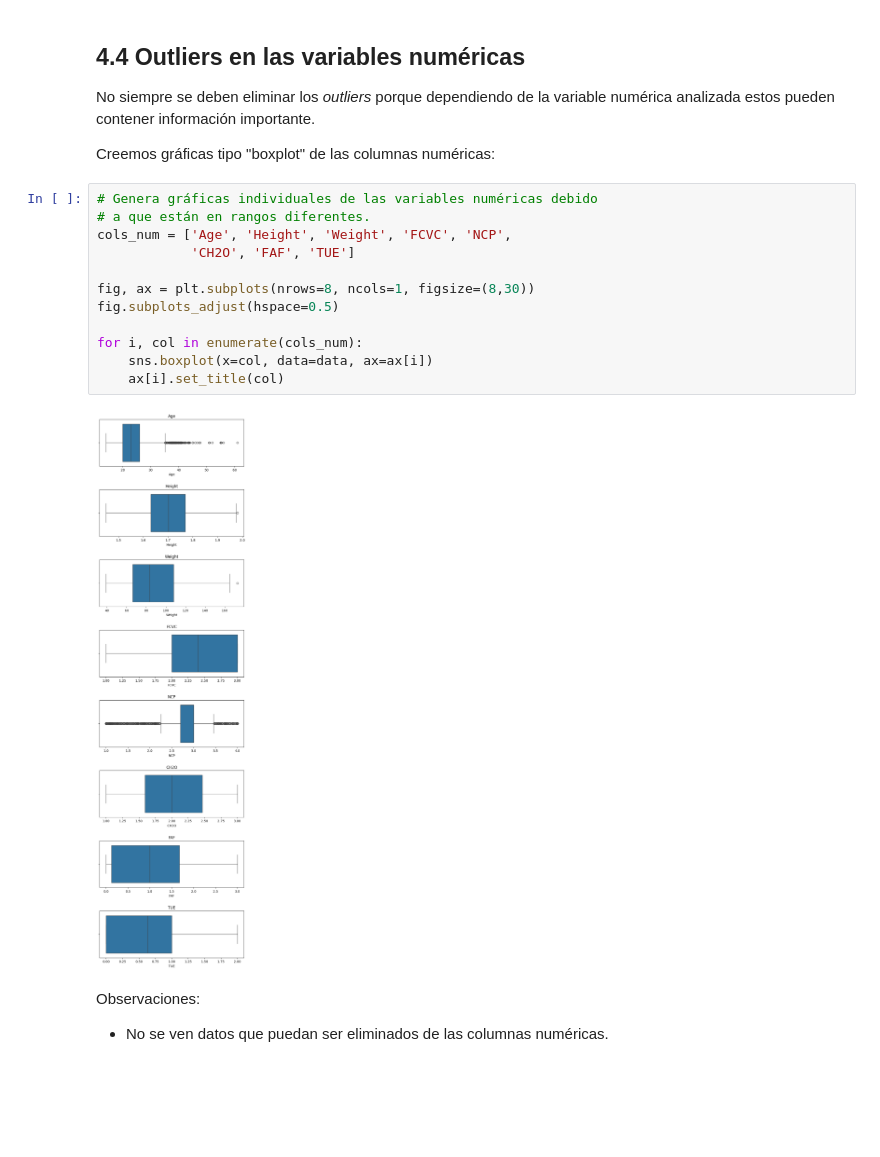
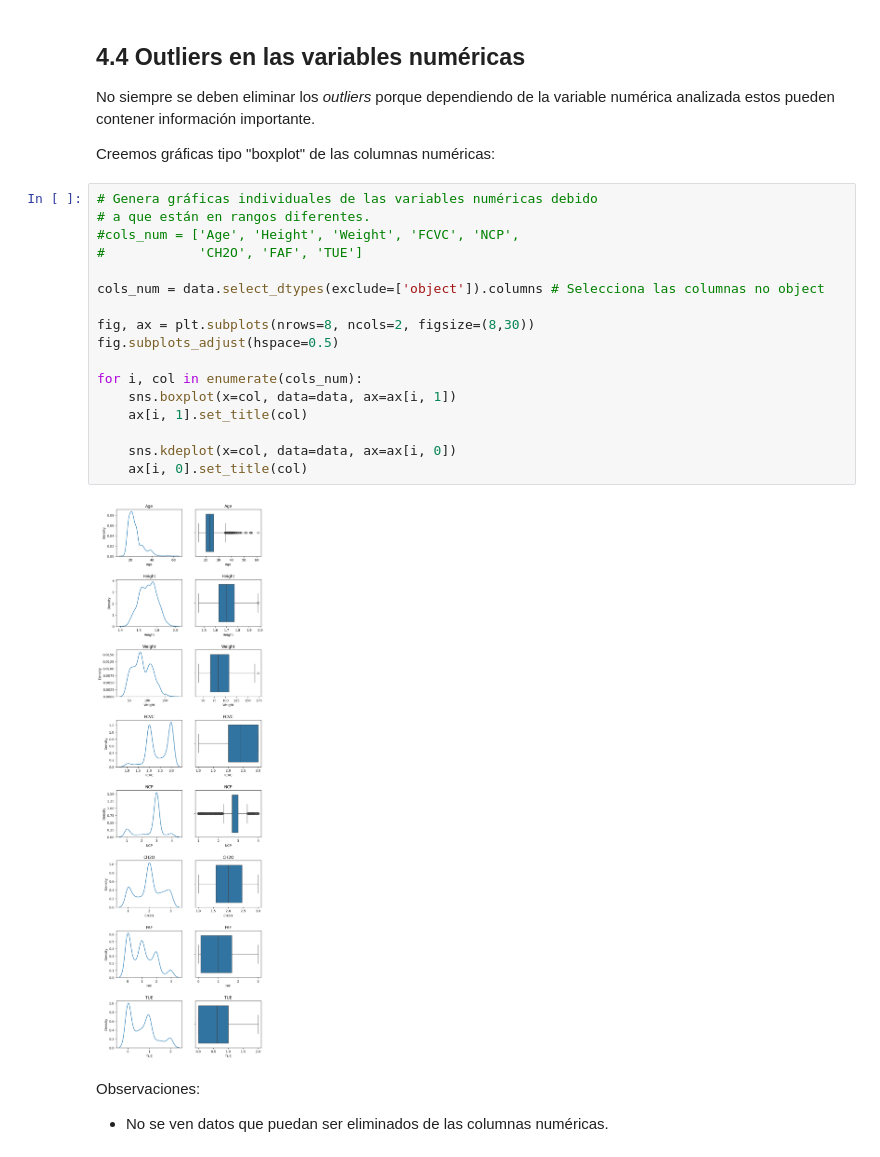
Before and after one commit to JohnReyes02/Talento_tech, a Jupyter notebook: Proyecto/2_Colab/limpieza_de_datos.ipynb, the cells around one changed output. Saved outputs shown, nothing was run; the diff lists cells and outputs as text; blank space fills up the shorter version.

```diff
--- a/Proyecto/2_Colab/limpieza_de_datos.ipynb
+++ b/Proyecto/2_Colab/limpieza_de_datos.ipynb
@@ -186,17 +186,22 @@ Creemos gráficas tipo "boxplot" de las columnas numéricas:
 # %%
 # Genera gráficas individuales de las variables numéricas debido
 # a que están en rangos diferentes.
-cols_num = ['Age', 'Height', 'Weight', 'FCVC', 'NCP',
-            'CH2O', 'FAF', 'TUE']
+#cols_num = ['Age', 'Height', 'Weight', 'FCVC', 'NCP',
+#            'CH2O', 'FAF', 'TUE']
 
-fig, ax = plt.subplots(nrows=8, ncols=1, figsize=(8,30))
+cols_num = data.select_dtypes(exclude=['object']).columns # Selecciona las columnas no object
+
+fig, ax = plt.subplots(nrows=8, ncols=2, figsize=(8,30))
 fig.subplots_adjust(hspace=0.5)
 
 for i, col in enumerate(cols_num):
-    sns.boxplot(x=col, data=data, ax=ax[i])
-    ax[i].set_title(col)
+    sns.boxplot(x=col, data=data, ax=ax[i, 1])
+    ax[i, 1].set_title(col)
+
+    sns.kdeplot(x=col, data=data, ax=ax[i, 0])
+    ax[i, 0].set_title(col)
 # %% [output]
-[figure, old version]
+[figure, new version]
 # %% [markdown]
 Observaciones:
 - No se ven datos que puedan ser eliminados de las columnas numéricas.
```
Also changed, not shown: parts of 3 cells of this notebook, 2 other files.
